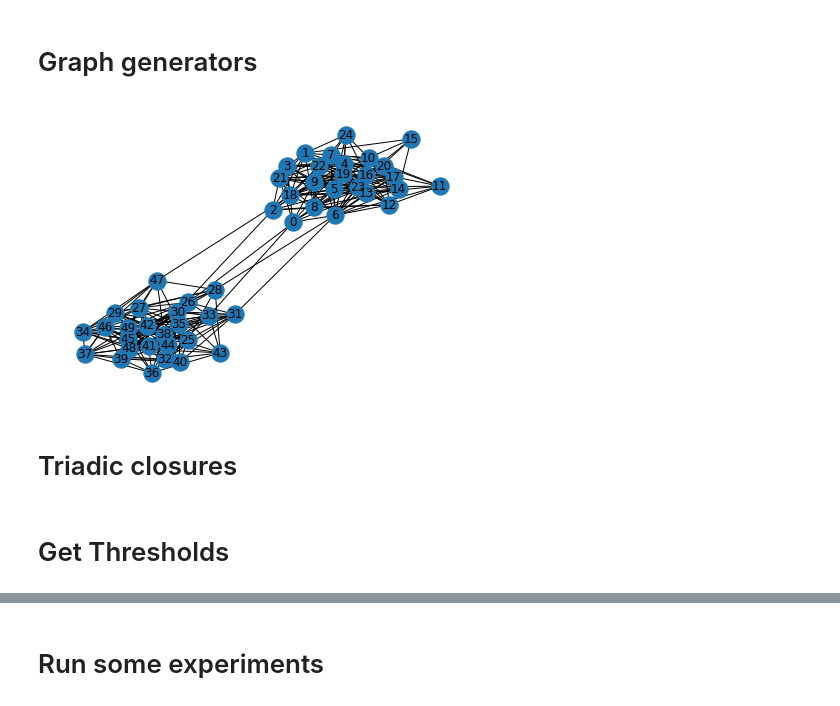
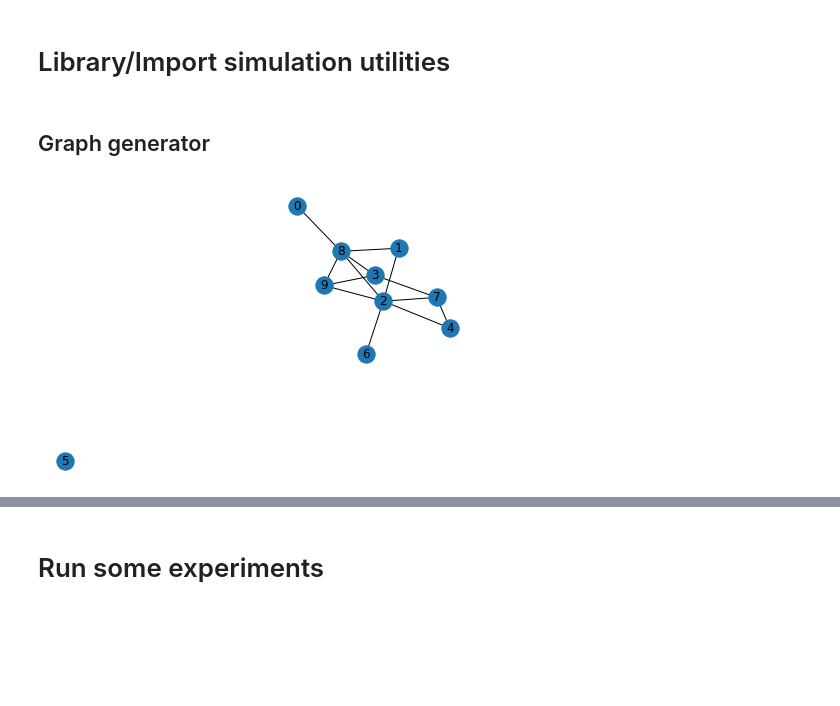
Before and after one commit to cephcyn/cornell_cs6850_triadicclosure, a Jupyter notebook: triadic-closures.ipynb, the cells around one changed output, grey strips where cells are left out. Drawn from its saved outputs; the diff is of its cells as text; code cells hidden in the pictures; blank space fills up the shorter version.

```diff
--- a/triadic-closures.ipynb
+++ b/triadic-closures.ipynb
@@ -11,5 +14,7 @@ import seaborn as sns
 from collections import defaultdict
 
 import triadicsim
+# %% [markdown]
+# Library/Import simulation utilities
 # %% [markdown]
-# Graph generators
+## Graph generator
@@ -19,7 +21,6 @@ num_nodes = 100
 # %%
-G = triadicsim.graph(50, graph_type=graph_type)
+# Create a Gnp graph
+G = triadicsim.graph(num_nodes=10, graph_type='Gnp', params={'p':0.3})
 nx.draw(G, with_labels=True)
 # %% [output]
-[figure, old version]
+[figure, new version]
-# %% [markdown]
-# Triadic closures
@@ -42,2 +26,0 @@ def get_num_mutuals(G):
-# %% [markdown]
-# Get Thresholds
```
Also changed, not shown: parts of 19 cells of this notebook, 1 other file.
